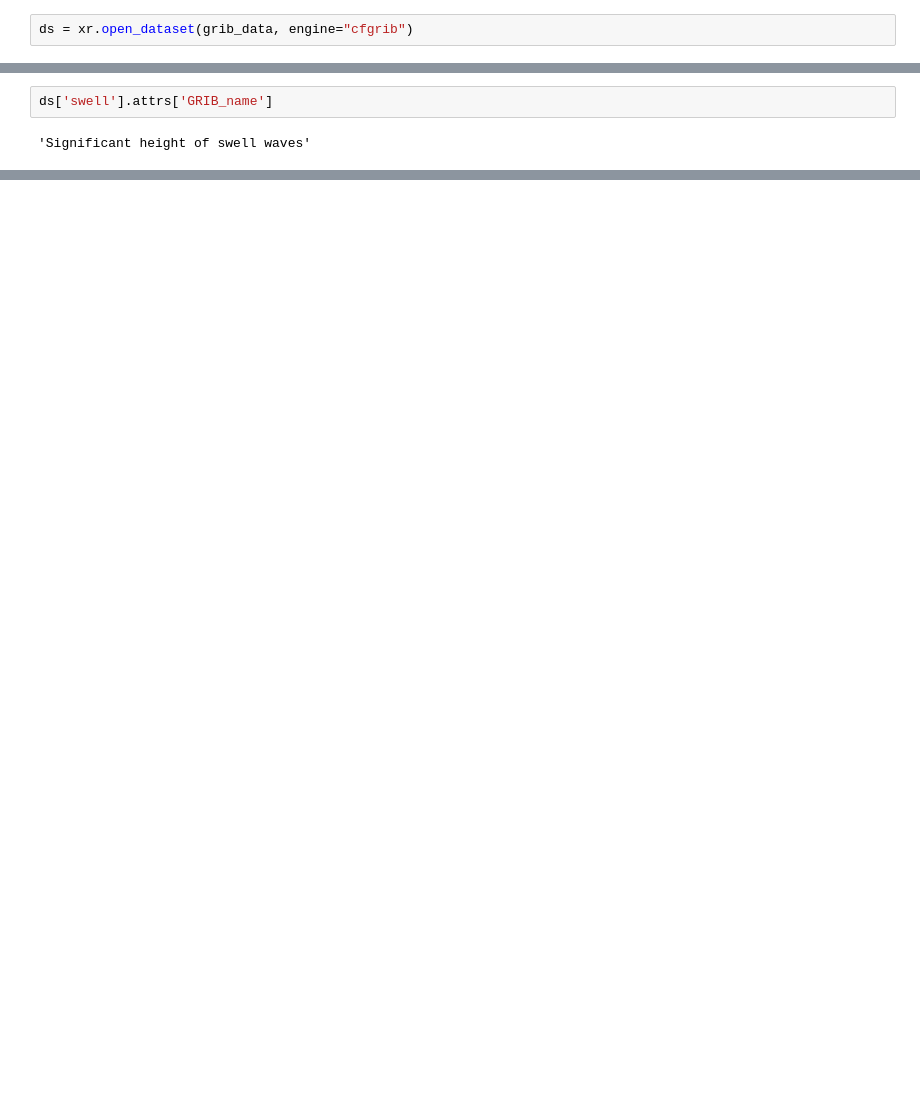
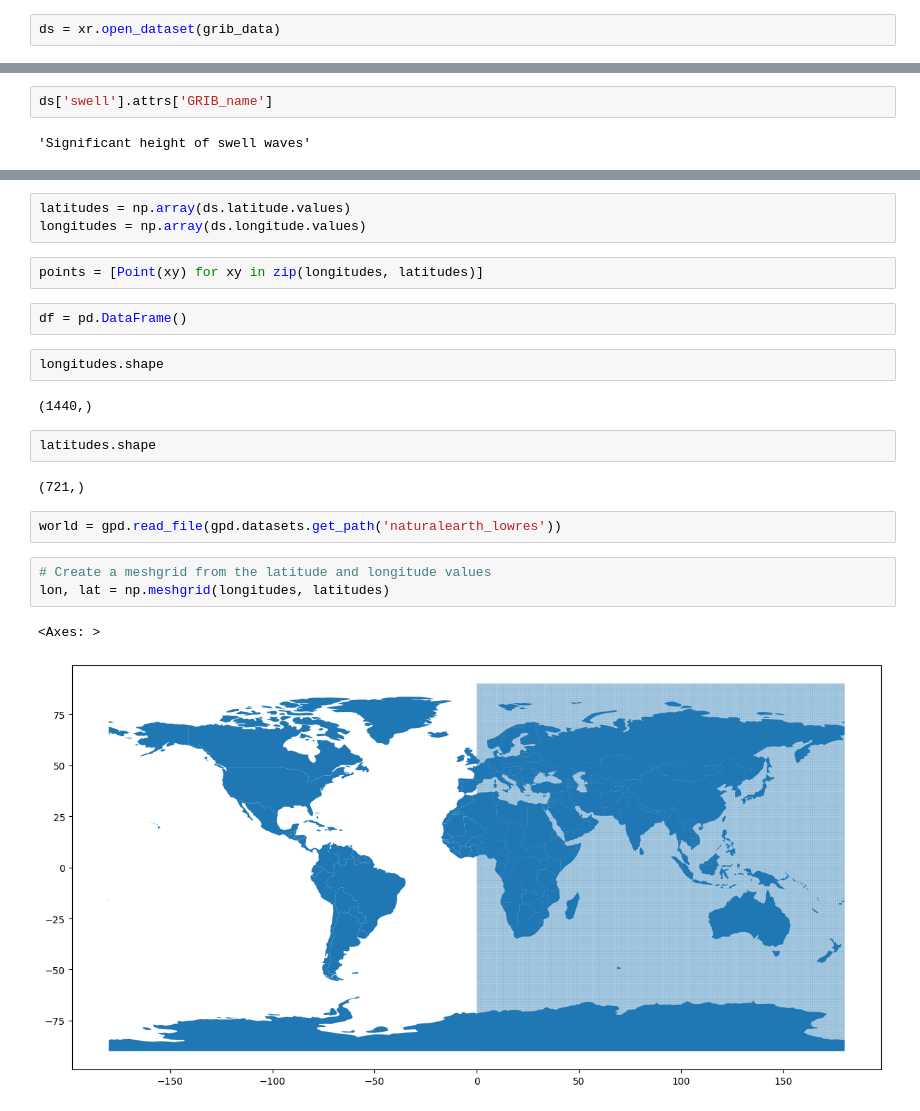
Before and after one commit to peterbull/bodhi-cast, a Jupyter notebook: swellmatrix.ipynb, the cells around one changed output, grey strips where cells are left out. Cells and saved outputs as stored; diff of their text form; blank space fills up the shorter version.

Commit message:
add nb lat lon plots

```diff
--- a/swellmatrix.ipynb
+++ b/swellmatrix.ipynb
@@ -163,4 +163,4 @@ import cfgrib
 # %%
 grib_data = Path(f"./data/{target}")
 # %%
-ds = xr.open_dataset(grib_data, engine="cfgrib")
+ds = xr.open_dataset(grib_data)
@@ -211,0 +264,23 @@ grbs.select(name='Significant height of wind waves')[0]
+# %%
+latitudes = np.array(ds.latitude.values)
+longitudes = np.array(ds.longitude.values)
+# %%
+points = [Point(xy) for xy in zip(longitudes, latitudes)]
+# %%
+df = pd.DataFrame()
+# %%
+longitudes.shape
+# %% [output]
+(1440,)
+# %%
+latitudes.shape
+# %% [output]
+(721,)
+# %%
+world = gpd.read_file(gpd.datasets.get_path('naturalearth_lowres'))
+# %%
+# Create a meshgrid from the latitude and longitude values
+lon, lat = np.meshgrid(longitudes, latitudes)
+# %% [output]
+<Axes: >
+[figure, added]
```
Also changed, not shown: parts of 18 cells of this notebook, 4 other files.
